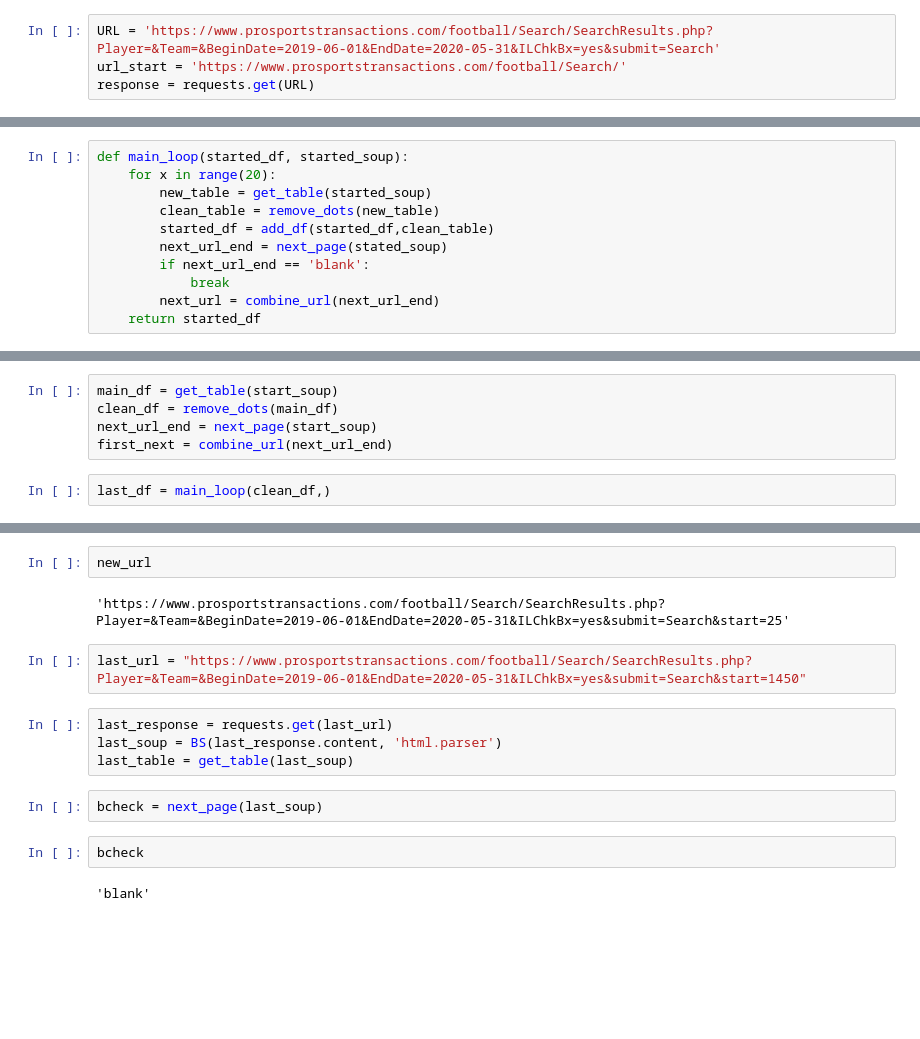
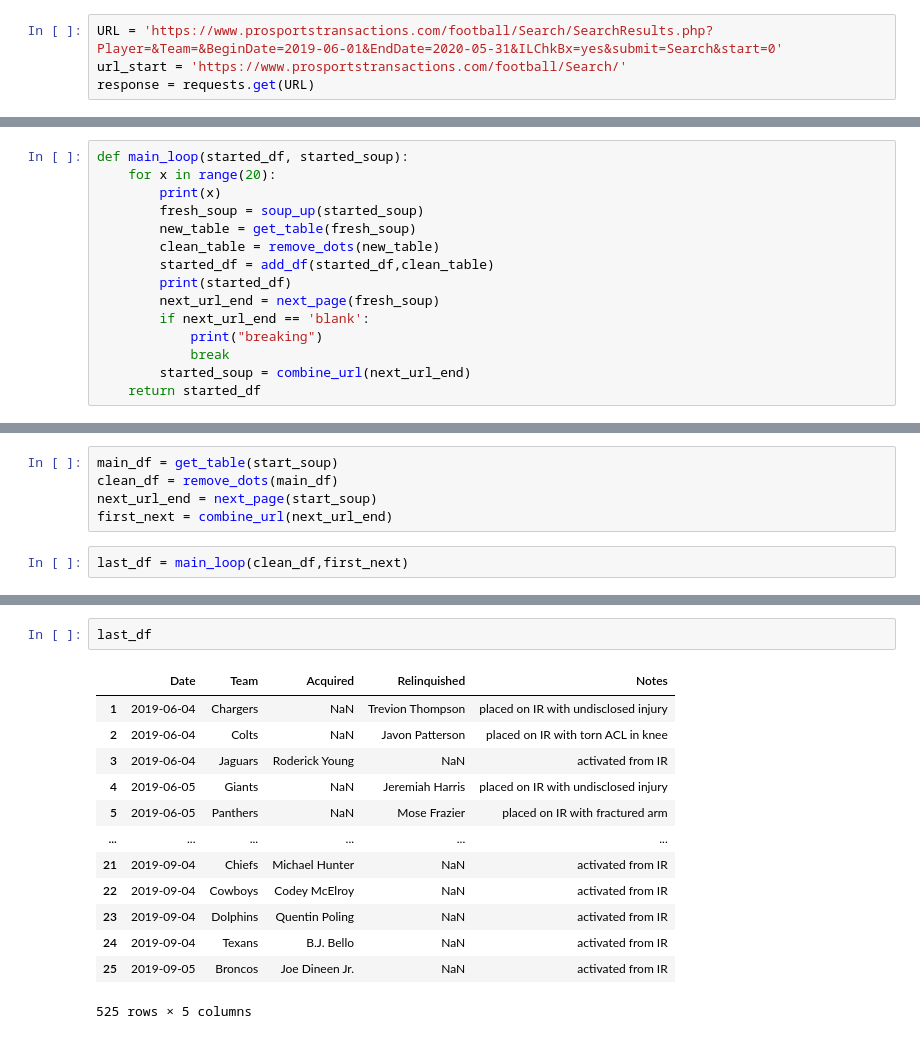
Before and after one commit to ccmerry/injury_rate_chance, a Jupyter notebook: notebooks/prosport_scrape.ipynb, the cells around one changed output, grey strips where cells are left out. Saved outputs shown, nothing was run; the diff lists cells and outputs as text; blank space fills up the shorter version.

Commit message:
finalized loop

```diff
--- a/notebooks/prosport_scrape.ipynb
+++ b/notebooks/prosport_scrape.ipynb
@@ -7,7 +7,7 @@ import re
 import numpy as np
 import math
 # %%
-URL = 'https://www.prosportstransactions.com/football/Search/SearchResults.php?Player=&Team=&BeginDate=2019-06-01&EndDate=2020-05-31&ILChkBx=yes&submit=Search'
+URL = 'https://www.prosportstransactions.com/football/Search/SearchResults.php?Player=&Team=&BeginDate=2019-06-01&EndDate=2020-05-31&ILChkBx=yes&submit=Search&start=0'
 url_start = 'https://www.prosportstransactions.com/football/Search/'
 response = requests.get(URL)
 # %%
@@ -57,13 +57,17 @@ def combine_url(url_next):
 # %%
 def main_loop(started_df, started_soup):
     for x in range(20):
-        new_table = get_table(started_soup)
+        print(x)
+        fresh_soup = soup_up(started_soup)
+        new_table = get_table(fresh_soup)
         clean_table = remove_dots(new_table)
         started_df = add_df(started_df,clean_table)
-        next_url_end = next_page(stated_soup)
+        print(started_df)
+        next_url_end = next_page(fresh_soup)
         if next_url_end == 'blank':
+            print("breaking")
             break
-        next_url = combine_url(next_url_end)
+        started_soup = combine_url(next_url_end)
     return started_df
 # %%
 start_soup = BS(response.content, 'html.parser')
@@ -73,4 +77,4 @@ clean_df = remove_dots(main_df)
 next_url_end = next_page(start_soup)
 first_next = combine_url(next_url_end)
 # %%
-last_df = main_loop(clean_df,)
+last_df = main_loop(clean_df,first_next)
@@ -146,16 +99,16 @@ final_df
-# %%
-new_url
-# %% [output]
-'https://www.prosportstransactions.com/football/Search/SearchResults.php?Player=&Team=&BeginDate=2019-06-01&EndDate=2020-05-31&ILChkBx=yes&submit=Search&start=25'
-# %%
-last_url = "https://www.prosportstransactions.com/football/Search/SearchResults.php?Player=&Team=&BeginDate=2019-06-01&EndDate=2020-05-31&ILChkBx=yes&submit=Search&start=1450"
-# %%
-last_response = requests.get(last_url)
-last_soup = BS(last_response.content, 'html.parser')
-last_table = get_table(last_soup)
-# %%
-bcheck = next_page(last_soup)
-# %%
-bcheck
-# %% [output]
-'blank'
+# %%
+last_df
+# %% [output]
+|  | Date | Team | Acquired | Relinquished | Notes |
+| 1 | 2019-06-04 | Chargers | NaN | Trevion Thompson | placed on IR with undisclosed injury |
+| 2 | 2019-06-04 | Colts | NaN | Javon Patterson | placed on IR with torn ACL in knee |
+| 3 | 2019-06-04 | Jaguars | Roderick Young | NaN | activated from IR |
+| 4 | 2019-06-05 | Giants | NaN | Jeremiah Harris | placed on IR with undisclosed injury |
+| 5 | 2019-06-05 | Panthers | NaN | Mose Frazier | placed on IR with fractured arm |
+| ... | ... | ... | ... | ... | ... |
+| 21 | 2019-09-04 | Chiefs | Michael Hunter | NaN | activated from IR |
+| 22 | 2019-09-04 | Cowboys | Codey McElroy | NaN | activated from IR |
+| 23 | 2019-09-04 | Dolphins | Quentin Poling | NaN | activated from IR |
+| 24 | 2019-09-04 | Texans | B.J. Bello | NaN | activated from IR |
+| 25 | 2019-09-05 | Broncos | Joe Dineen Jr. | NaN | activated from IR |
+525 rows × 5 columns
```
Also changed, not shown: parts of 8 cells of this notebook.
